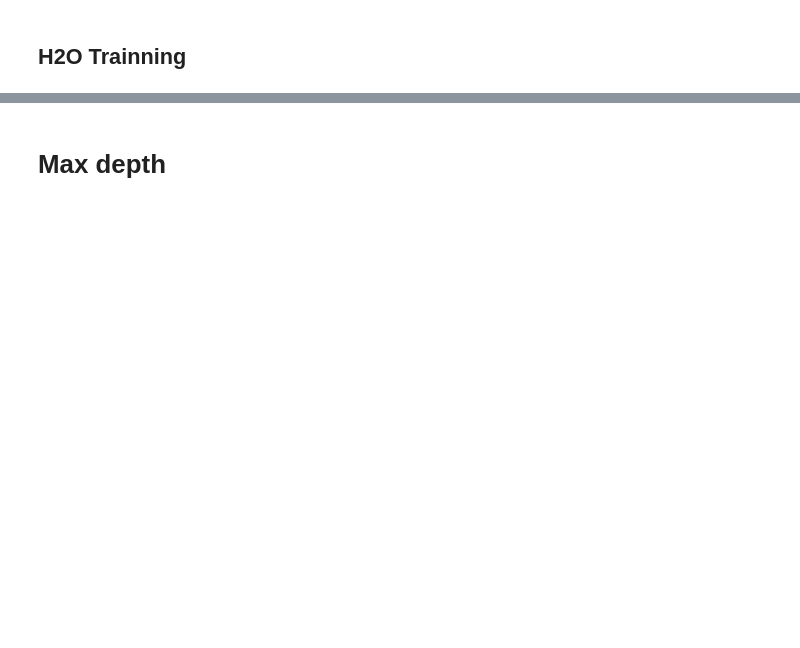
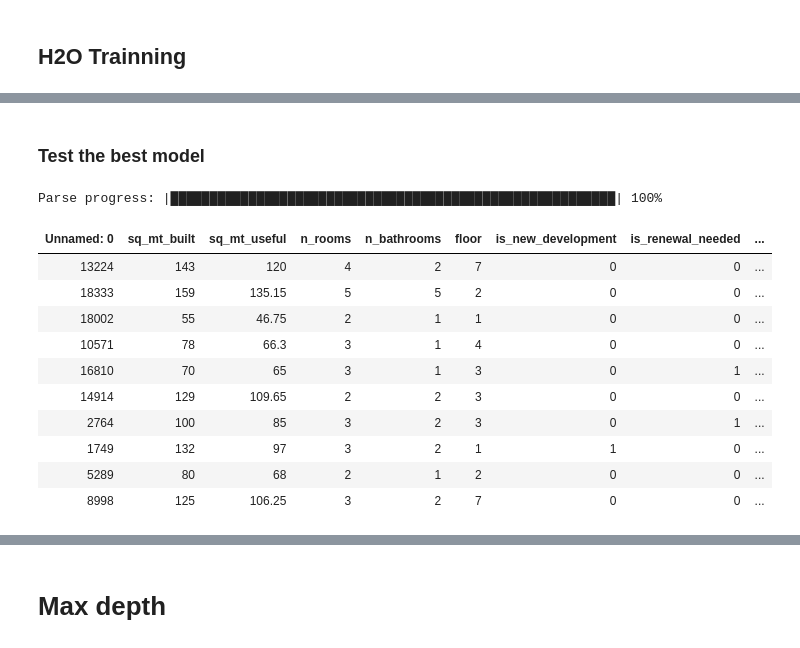
Before and after one commit to marcunu/Real_Estate_Project, a Jupyter notebook: 02_Trainning.ipynb, the cells around one changed output, grey strips where cells are left out. Saved outputs shown, nothing was run; the diff lists cells and outputs as text; code cells hidden in the pictures; blank space fills up the shorter version.

```diff
--- a/02_Trainning.ipynb
+++ b/02_Trainning.ipynb
@@ -218,0 +289,22 @@ Best models to predict the diamond price are **###** and **###**
+# %% [markdown]
+### Test the best model
+# %%
+#Loading the TEST dataset
+
+stacked_test = pd.read_csv("data/Machine_learning/Test/casas_test.csv") #Cleaned Test dataset from Kaggle
+h2test_stacked = h2o.H2OFrame(stacked_test) #Conversion into a H20 frame to train
+
+h2test_stacked.head() #preview
+# %% [output]
+Parse progress: |█████████████████████████████████████████████████████████| 100%
+| Unnamed: 0 | sq_mt_built | sq_mt_useful | n_rooms | n_bathrooms | floor | is_new_development | is_renewal_needed | ... |
+| 13224 | 143 | 120 | 4 | 2 | 7 | 0 | 0 | ... |
+| 18333 | 159 | 135.15 | 5 | 5 | 2 | 0 | 0 | ... |
+| 18002 | 55 | 46.75 | 2 | 1 | 1 | 0 | 0 | ... |
+| 10571 | 78 | 66.3 | 3 | 1 | 4 | 0 | 0 | ... |
+| 16810 | 70 | 65 | 3 | 1 | 3 | 0 | 1 | ... |
+| 14914 | 129 | 109.65 | 2 | 2 | 3 | 0 | 0 | ... |
+| 2764 | 100 | 85 | 3 | 2 | 3 | 0 | 1 | ... |
+| 1749 | 132 | 97 | 3 | 2 | 1 | 1 | 0 | ... |
+| 5289 | 80 | 68 | 2 | 1 | 2 | 0 | 0 | ... |
+| 8998 | 125 | 106.25 | 3 | 2 | 7 | 0 | 0 | ... |
```
Also changed, not shown: parts of 33 cells of this notebook, 1 other file.
